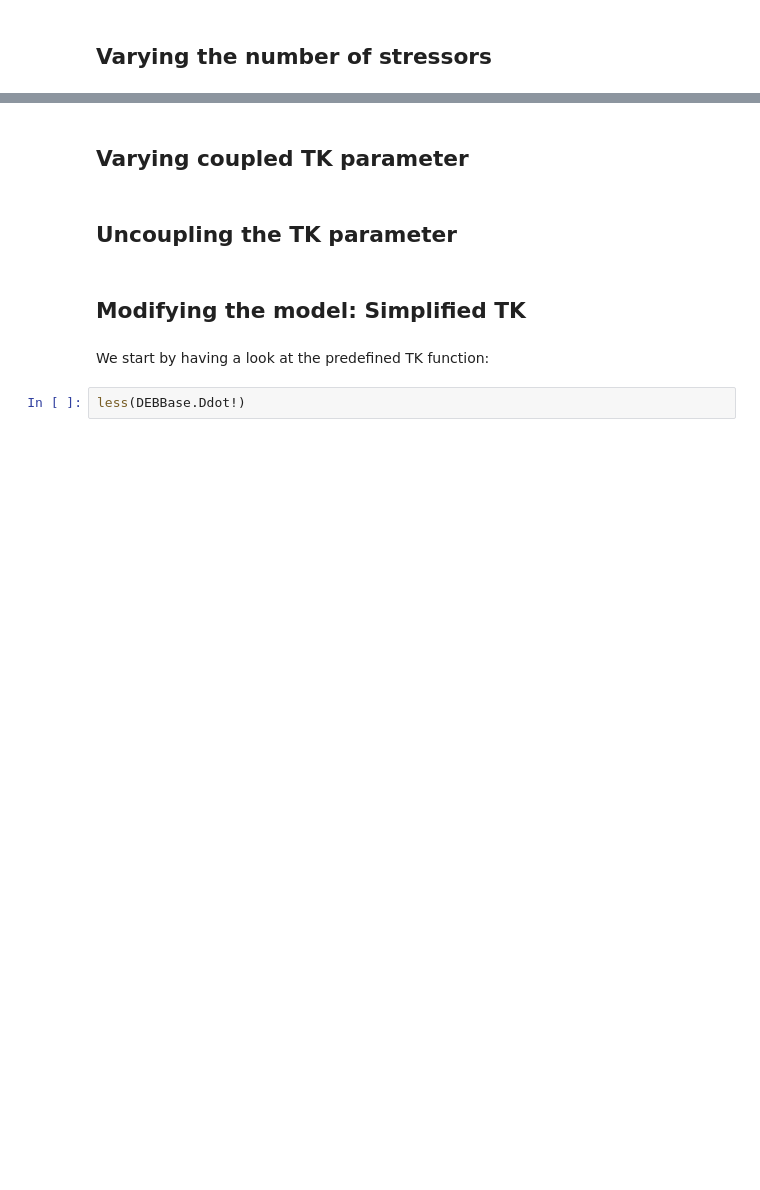
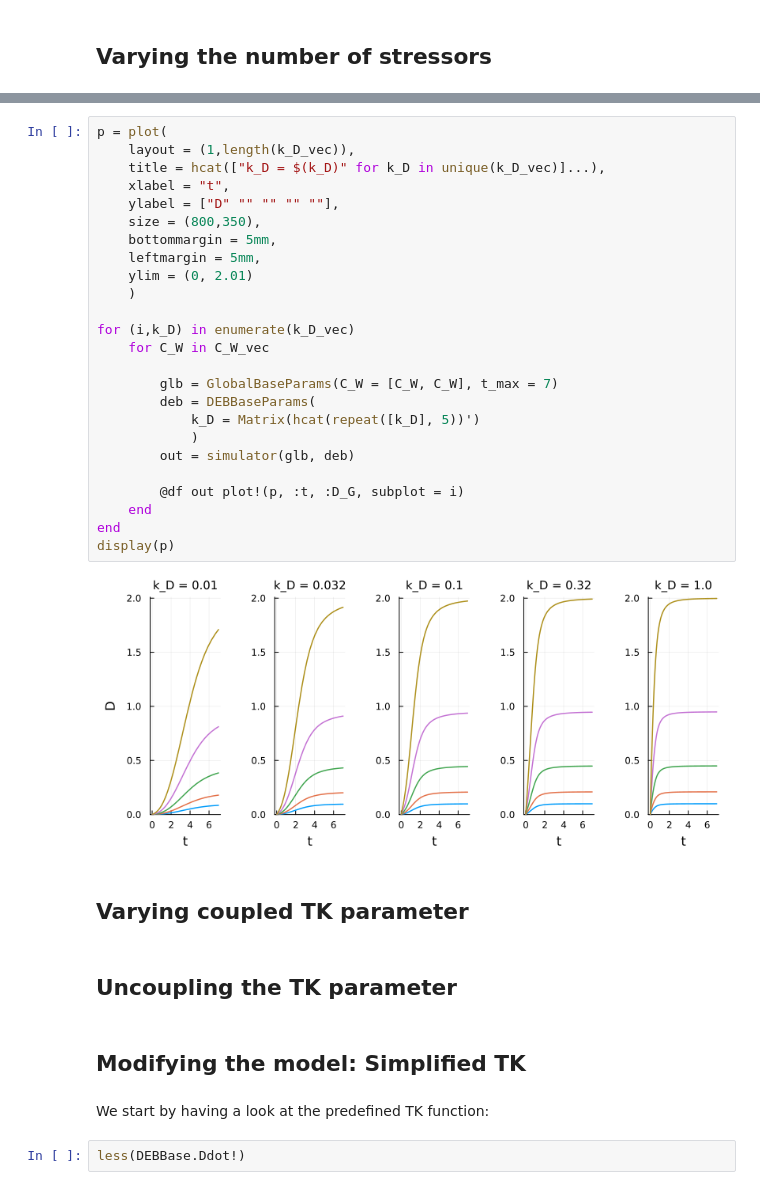
Before and after one commit to SimonHansul/DEBBase.jl, a Jupyter notebook: notebooks/ImplementationVerification/ImplemenationVerification_20231222_TK.ipynb, the cells around one changed output, grey strips where cells are left out. Cells and saved outputs as stored; diff of their text form; blank space fills up the shorter version.

```diff
--- a/notebooks/ImplementationVerification/ImplemenationVerification_20231222_TK.ipynb
+++ b/notebooks/ImplementationVerification/ImplemenationVerification_20231222_TK.ipynb
@@ -14,3 +63,30 @@ using ComponentArrays, Parameters
+# %%
+p = plot(
+    layout = (1,length(k_D_vec)),
+    title = hcat(["k_D = $(k_D)" for k_D in unique(k_D_vec)]...),
+    xlabel = "t",
+    ylabel = ["D" "" "" "" ""],
+    size = (800,350),
+    bottommargin = 5mm,
+    leftmargin = 5mm,
+    ylim = (0, 2.01)
+    )
+
+for (i,k_D) in enumerate(k_D_vec)
+    for C_W in C_W_vec
+
+        glb = GlobalBaseParams(C_W = [C_W, C_W], t_max = 7)
+        deb = DEBBaseParams(
+            k_D = Matrix(hcat(repeat([k_D], 5))')
+            )
+        out = simulator(glb, deb)
+
+        @df out plot!(p, :t, :D_G, subplot = i)
+    end
+end
+display(p)
+# %% [output]
+[figure, added]
 # %% [markdown]
 ## Varying coupled TK parameter
 # %% [markdown]
```
Also changed, not shown: parts of 6 cells of this notebook, 1 other file.
